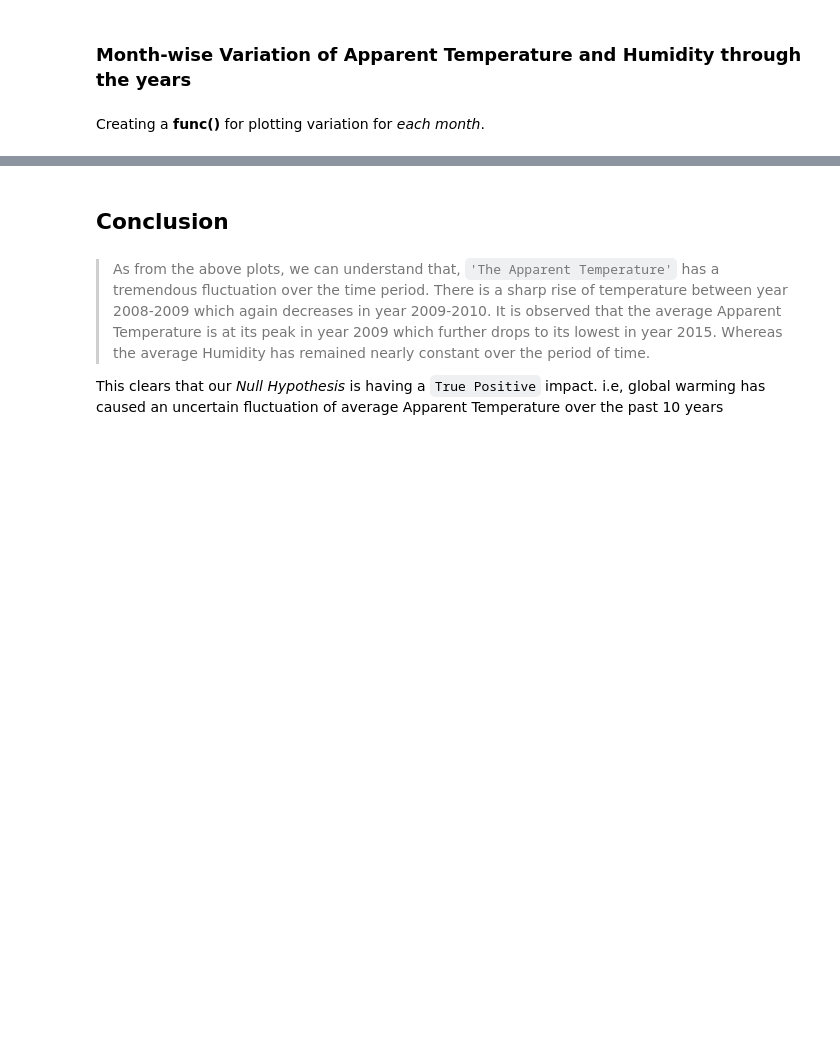
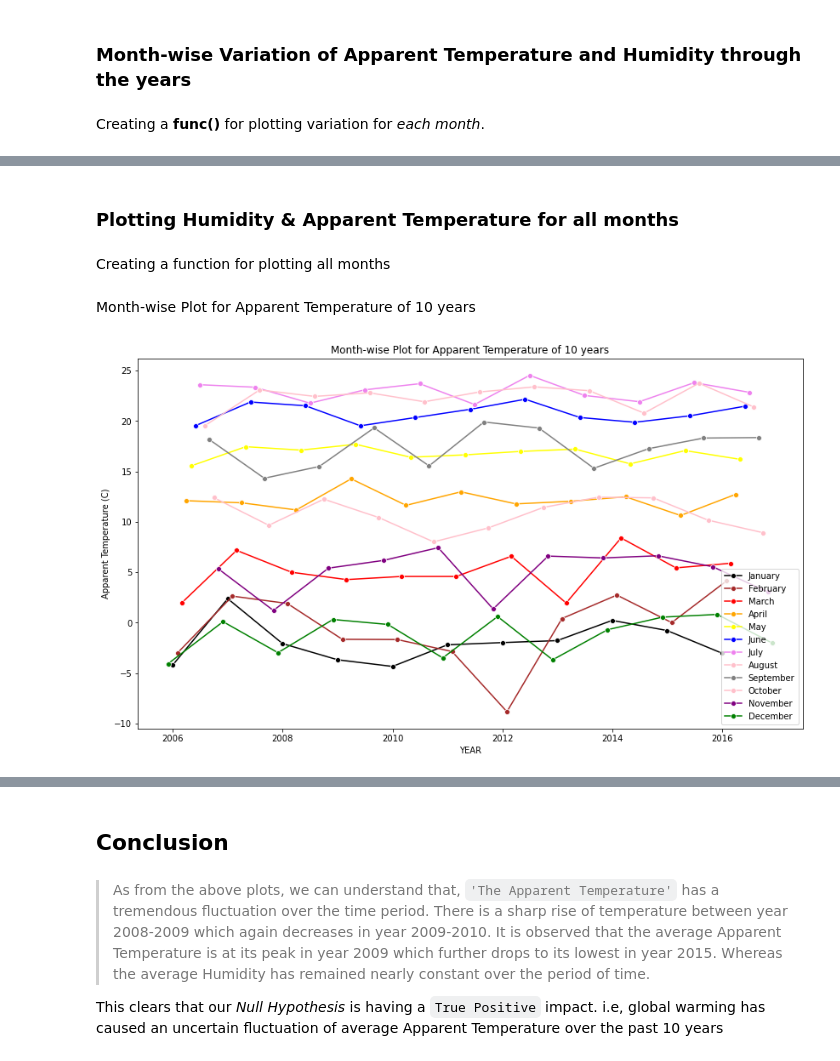
Before and after one commit to sinanthahir/Internship_suven_technology, a Jupyter notebook: Performing-analysis-of-meterological-data/analysis.ipynb, the cells around one changed output, grey strips where cells are left out. Cells and saved outputs as stored; diff of their text form; code cells hidden in the pictures; blank space fills up the shorter version.

```diff
--- a/Performing-analysis-of-meterological-data/analysis.ipynb
+++ b/Performing-analysis-of-meterological-data/analysis.ipynb
@@ -291,0 +294,28 @@ for month in range(1,13):
+# %% [markdown]
+### Plotting Humidity & Apparent Temperature for all months
+# %% [markdown]
+Creating a function for plotting all months
+# %%
+TEMP_DATA = df_monthly_mean.iloc[:,0]
+HUM_DATA = df_monthly_mean.iloc[:,1]
+
+def plot_month(month, data):
+    label, color = label_color(month)
+    mdata = data[data.index.month == month]
+    sns.lineplot(data=mdata,label=label,color=color,marker='o')
+
+def sns_plot(title, data):
+    plt.figure(figsize=(14,8))
+    plt.title(title)
+    plt.xlabel('YEAR')
+    for i in range(1,13):
+        plot_month(i,data)
+    plt.savefig('plot4.png', dpi=300, bbox_inches='tight')
+    plt.show()
+# %% [markdown]
+Month-wise Plot for Apparent Temperature of 10 years
+# %%
+title = 'Month-wise Plot for Apparent Temperature of 10 years'
+sns_plot(title, TEMP_DATA)
+# %% [output]
+[figure, added]
```
Also changed, not shown: parts of 4 cells of this notebook, 15 other files.
